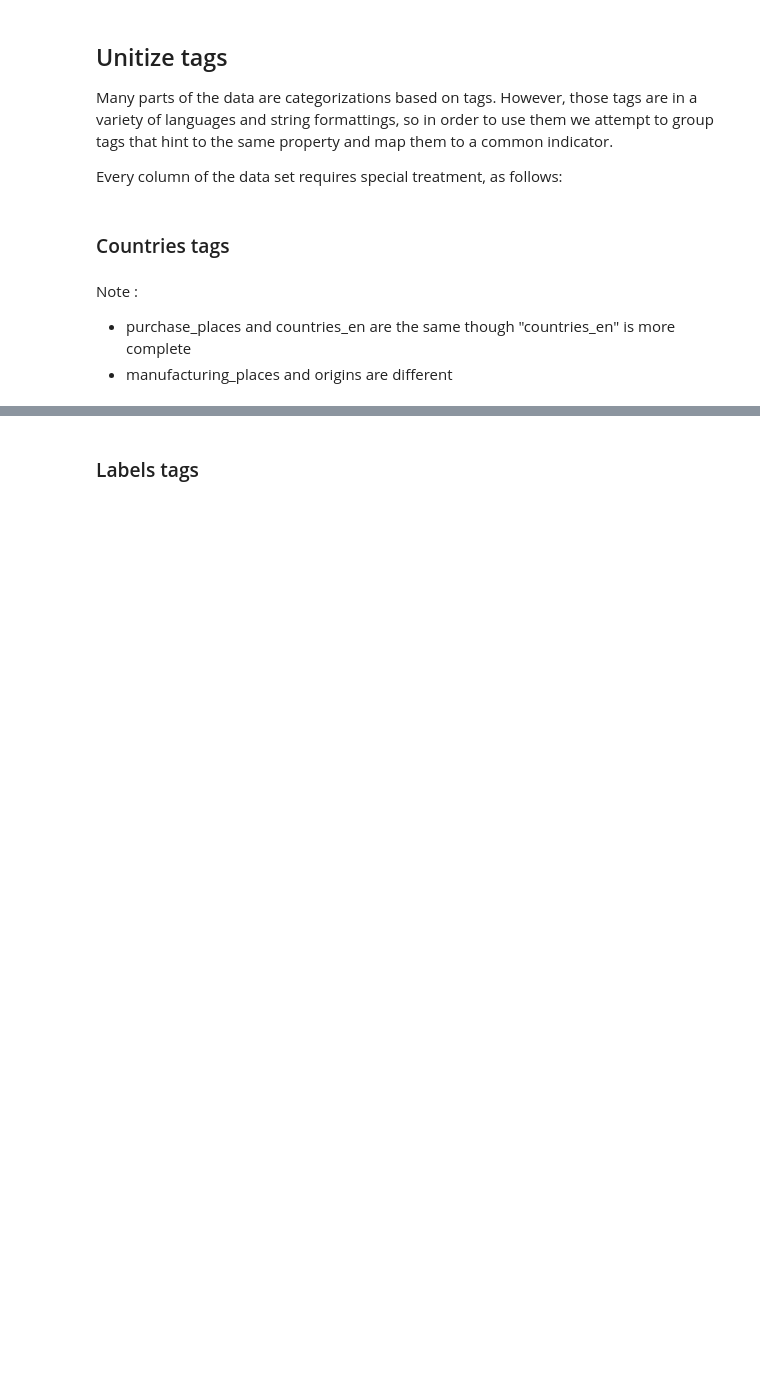
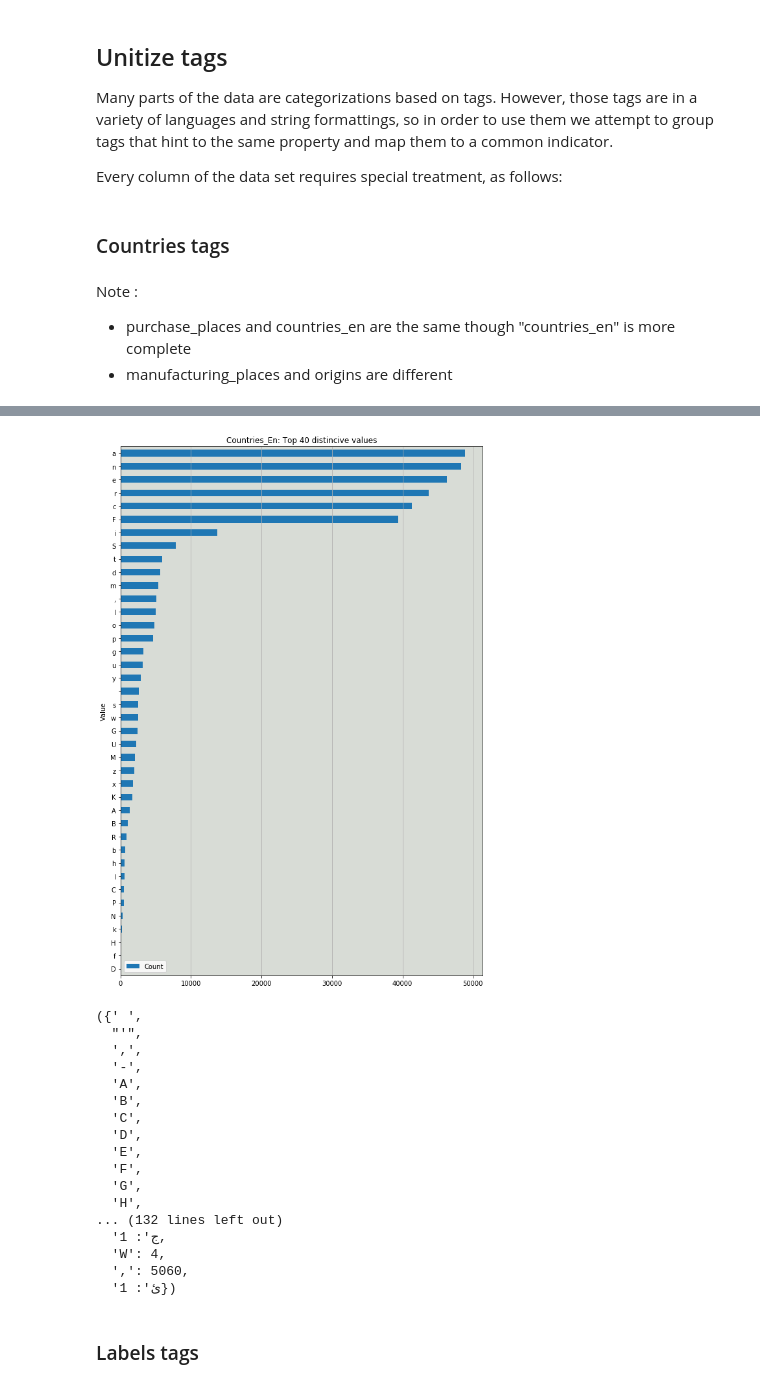
Before and after one commit to RedHotDataProject/Project_ADA, a Jupyter notebook: Open Food Facts - Cleanse data.ipynb, the cells around one changed output, grey strips where cells are left out. Cells and saved outputs as stored; diff of their text form; code cells hidden in the pictures; blank space fills up the shorter version.

```diff
--- a/Open Food Facts - Cleanse data.ipynb
+++ b/Open Food Facts - Cleanse data.ipynb
@@ -125,5 +203,24 @@ copy_purchases_places
 # %%
-visualize.plot_occurences_of_distinct_values(food_facts_pd, 'countries_en')
+_,_ = visualize.plot_occurences_of_distinct_values(food_facts_pd, 'countries_en')
+# %% [output]
+[figure, added]
+({' ',
+  "'",
+  ',',
+  '-',
+  'A',
+  'B',
+  'C',
+  'D',
+  'E',
+  'F',
+  'G',
+  'H',
+... (132 lines left out)
+  'ج': 1,
+  'W': 4,
+  ',': 5060,
+  'ئ': 1})
 # %% [markdown]
 ### Labels tags
 # %%
```
Also changed, not shown: parts of 14 cells of this notebook, 8 other files.
